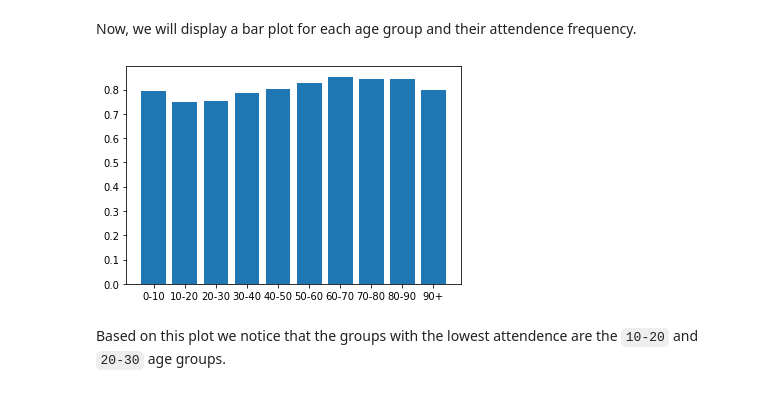
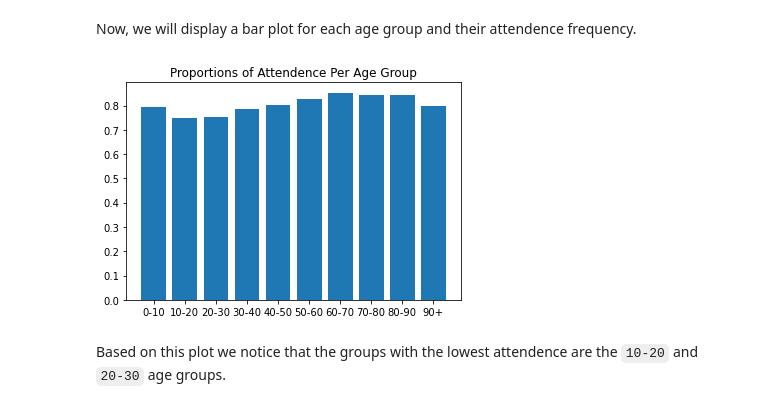
Before and after one commit to AbdulrahmanAlobaidy/DAND-project-2, a Jupyter notebook: project-2.ipynb, the cells around one changed output. Saved outputs shown, nothing was run; the diff lists cells and outputs as text; code cells hidden in the pictures.

```diff
--- a/project-2.ipynb
+++ b/project-2.ipynb
@@ -660,13 +672,15 @@ Now, we will display a bar plot for each age group and their attendence frequenc
 # %%
 gb_age = df.groupby('AgeRange')
 
 ages_props = get_props(gb_age['did_show'])[0]
 
 locations = np.arange(len(ages_props))
 
-plt.bar(locations, ages_props, tick_label=age_ranges_labels);
+plt.bar(locations, ages_props, tick_label=age_ranges_labels)
+
+plt.title('Proportions of Attendence Per Age Group');
 # %% [output]
-[figure, old version]
+[figure, new version]
 # %% [markdown]
 Based on this plot we notice that the groups with the lowest attendence are the `10-20` and `20-30` age groups.
 # %% [markdown]
```
Also changed, not shown: parts of 15 cells of this notebook, 2 other files.
